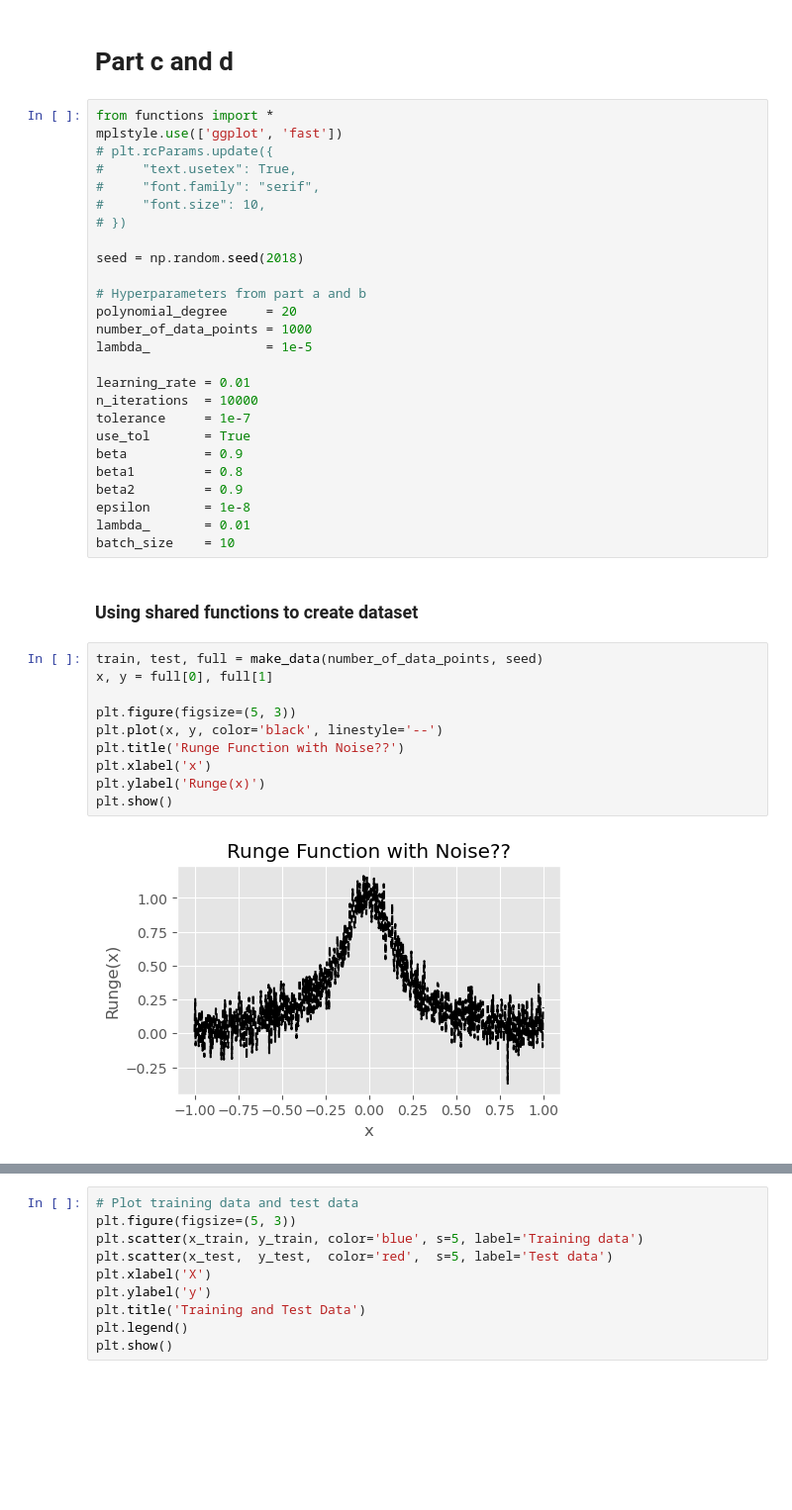
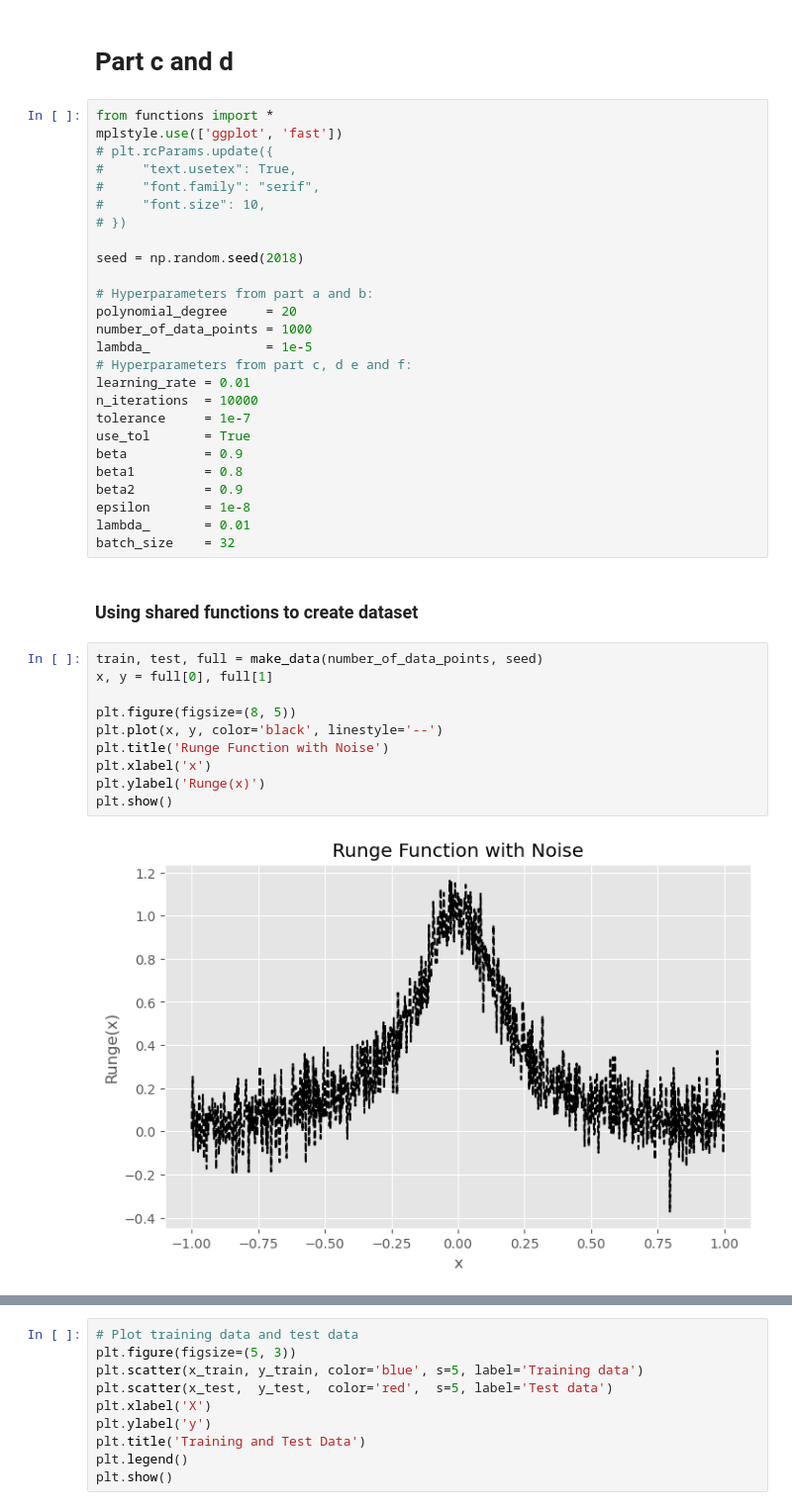
Before and after one commit to kjes4pres/Project_1_FYSSTK, a Jupyter notebook: Code/c_and_d.ipynb, the cells around one changed output, grey strips where cells are left out. Shown at 99% size. Saved outputs shown, nothing was run; the diff lists cells and outputs as text; blank space fills up the shorter version.

```diff
--- a/Code/c_and_d.ipynb
+++ b/Code/c_and_d.ipynb
@@ -11,11 +11,11 @@ mplstyle.use(['ggplot', 'fast'])
 
 seed = np.random.seed(2018)
 
-# Hyperparameters from part a and b
+# Hyperparameters from part a and b:
 polynomial_degree     = 20
 number_of_data_points = 1000
 lambda_               = 1e-5
-
+# Hyperparameters from part c, d e and f:
 learning_rate = 0.01
 n_iterations  = 10000
 tolerance     = 1e-7
@@ -25,18 +25,18 @@ beta1         = 0.8
 beta2         = 0.9
 epsilon       = 1e-8
 lambda_       = 0.01
-batch_size    = 10
+batch_size    = 32
 # %% [markdown]
 ### Using shared functions to create dataset
 # %%
 train, test, full = make_data(number_of_data_points, seed)
 x, y = full[0], full[1]
 
-plt.figure(figsize=(5, 3))
+plt.figure(figsize=(8, 5))
 plt.plot(x, y, color='black', linestyle='--')
-plt.title('Runge Function with Noise??')
+plt.title('Runge Function with Noise')
 plt.xlabel('x')
 plt.ylabel('Runge(x)')
 plt.show()
 # %% [output]
-[figure, old version]
+[figure, new version]
```
Also changed, not shown: parts of 8 cells of this notebook.
